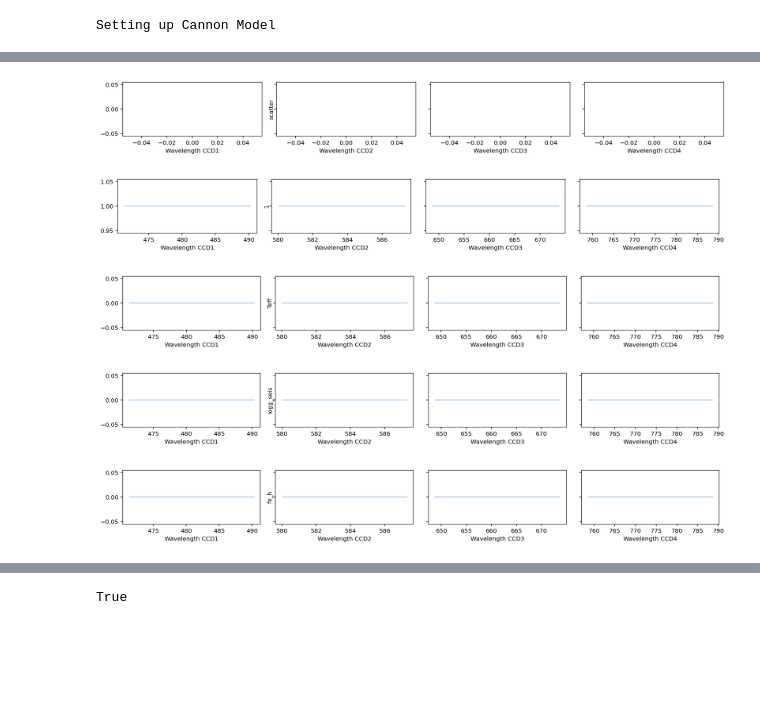
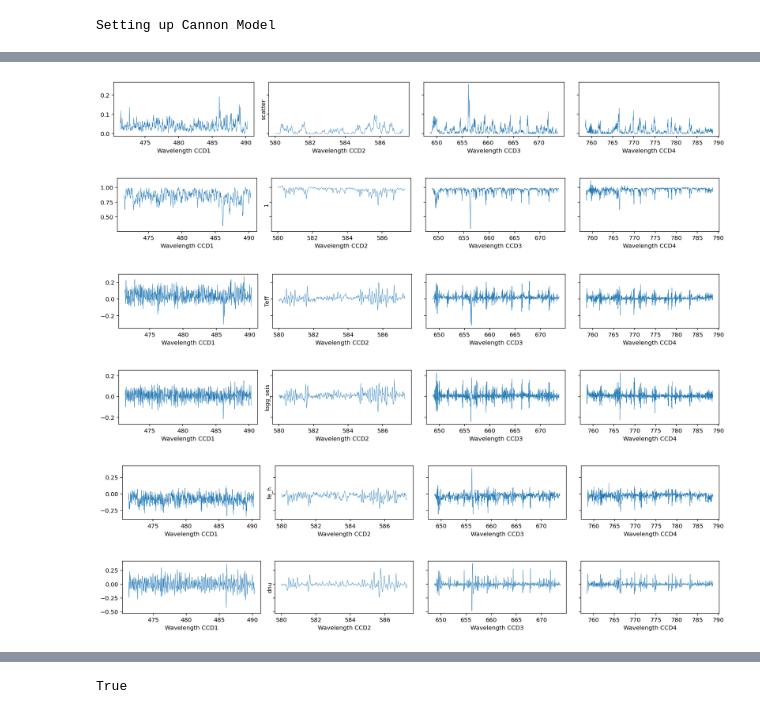
Before and after one commit to AstroKirsten/scripts, a Jupyter notebook: Cannon2022.ipynb, the cells around one changed output, grey strips where cells are left out. Drawn from its saved outputs; the diff is of its cells as text; code cells hidden in the pictures; blank space fills up the shorter version.

```diff
--- a/Cannon2022.ipynb
+++ b/Cannon2022.ipynb
@@ -484,13 +503,9 @@ len(wavelength_array)
 # %%
-# Setting up flux and ivar arrays
-training_set_flux = []
-training_set_ivar = []
+# Make sure we don't use any pixels with flux < 0
+useful_flux_sigma = ((fluxes > 0) & (sigmas > 0))
 
-for i in stars:
-    with fits.open(SINGLE_PATH+i+'.fits') as data:
-        training_set_flux.append(data[1].data)
-        training_set_ivar.append(data[2].data)
+fluxes[~useful_flux_sigma] = 1.0
+sigmas[~useful_flux_sigma] = 1000
 
-training_set_flux = np.array(training_set_flux)
-training_set_ivar = np.array(training_set_ivar)
-training_set_flux
+# define correct ivar
+ivars = 1./sigmas**2
@@ -510,0 +512,10 @@ array([[1.        , 0.66946451, 0.59767022, ..., 0.89872272, 0.95105642,
+# %%
+# Some pixles have no useful entry - let's get rid of them
+useful_wavelength = np.all(useful_flux_sigma,axis=0)
+
+# Reduce wavelength, flux and ivar values to those usefel pixels
+wave = wavelength_array[useful_wavelength]
+flux = fluxes[:,useful_wavelength]
+ivar = ivars[:,useful_wavelength]
+
+wave.shape,flux.shape,ivar.shape
@@ -515,8 +528,8 @@ galah = [(471.3,490.3),(564.8,587.3),(648.7,673.7),(758.5,788.7)]
 fig, ax = plt.subplots(1,4,figsize=(20,4),sharey=True)
 
 for i in range(4):
-    in_wavelength_range = (wavelength_array >= galah[i][0]) & (wavelength_array <= galah[i][1])
-    ax[i].plot(wavelength_array[in_wavelength_range]*10,training_set_flux[0][in_wavelength_range],
+    in_wavelength_range = (wave >= galah[i][0]) & (wave <= galah[i][1])
+    ax[i].plot(wave[in_wavelength_range]*10,flux[0][in_wavelength_range],
               lw=0.8,c='k')
     ax[i].set_xlabel(f'GALAH CCD {i+1}')
 
@@ -543,7 +556,7 @@ except:
     # Let's set up the Cannon model
     print('Setting up Cannon Model')
     model = tc.CannonModel(
-        training_set_labels, training_set_flux, training_set_ivar,
-        vectorizer=tc.vectorizer.PolynomialVectorizer(labels, order),dispersion=wavelength_array)
+        training_set_labels, flux, ivar,
+        vectorizer=tc.vectorizer.PolynomialVectorizer(labels, order),dispersion=wave)
 # %% [output]
 Setting up Cannon Model
@@ -624,7 +602,7 @@ Testing The Cannon
 # %%
 # Plot coefficients
 
-def plot_coefficients(model, index, ccds=galah):
+def plot_coefficients(model, index, ccds=galah, wavelength_array = None):
 
     if index == -1:
         ylabel = 'scatter'
@@ -635,39 +613,40 @@ def plot_coefficients(model, index, ccds=galah):
     f, gs = plt.subplots(1,len(ccds),figsize=(15,2),sharey=True)
 
     for i in range(len(ccds)):
         ax = gs[i]
 
         in_wavelength_range = (wavelength_array >= ccds[i][0]) & (wavelength_array <= ccds[i][1])
 
         if index == -1:
             ax.plot(
                 wavelength_array[in_wavelength_range],
                 model.s2[in_wavelength_range]**0.5,
                 lw=0.5,c='C0'
             )
         else:
             ax.plot(
                 wavelength_array[in_wavelength_range],
                 model.theta[in_wavelength_range,index],
                 lw=0.5,c='C0',label='TheCannon'
             )
         ax.set_xlabel('Wavelength CCD'+str(i+1))
 
         if i==1:
             ax.set_ylabel(ylabel)
     plt.tight_layout()
     plt.savefig('coefficient_plots/coeff_'+model_file+'_'+ylabel+'.png',dpi=300,bbox_inches='tight')
     plt.show()
     plt.close()
 
 for index in range(-1,len(labels)+1):
-    plot_coefficients(model, index, ccds=galah)
+    plot_coefficients(model, index, ccds=galah, wavelength_array=wave)
 # %% [output]
-[figure, old version]
+[figure, new version]
-[figure, old version]
+[figure, new version]
-[figure, old version]
+[figure, new version]
-[figure, old version]
+[figure, new version]
-[figure, old version]
+[figure, new version]
+[figure, added]
 # %%
 fig_comparison = tc.plot.one_to_one(model, test_labels)
 # %% [output]
```
Also changed, not shown: parts of 13 cells of this notebook, 12 other files.
